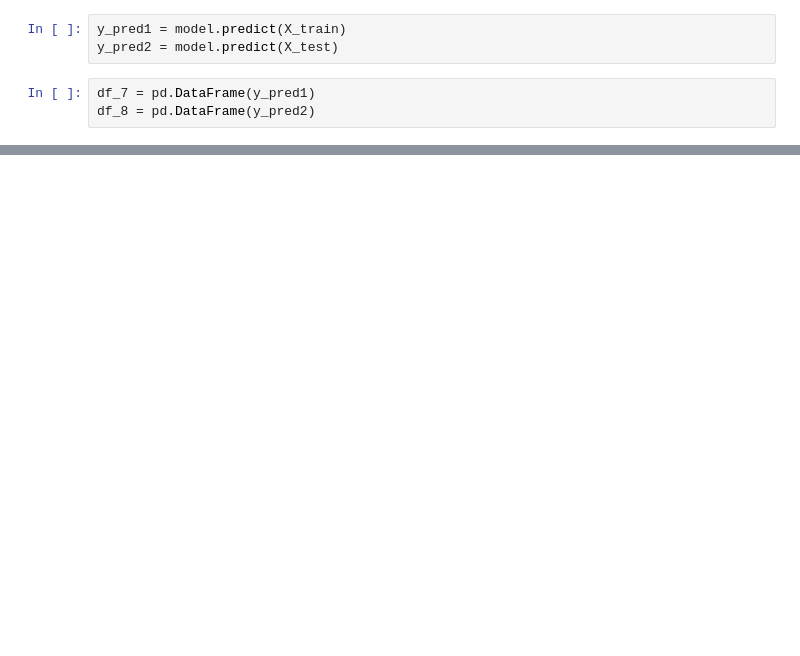
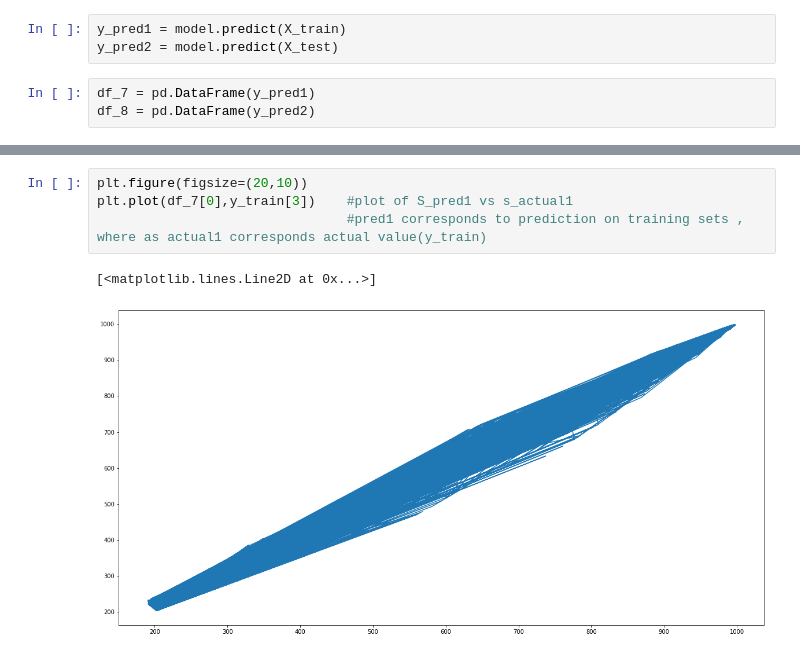
Before and after one commit to dharma610/Neural-network-model-for-compartmenral-model-SIR-and-SEIR-, a Jupyter notebook: project.ipynb, the cells around one changed output, grey strips where cells are left out. Cells and saved outputs as stored; diff of their text form; blank space fills up the shorter version.

```diff
--- a/project.ipynb
+++ b/project.ipynb
@@ -247,2 +256,9 @@ y_train
+# %%
+plt.figure(figsize=(20,10))
+plt.plot(df_7[0],y_train[3])    #plot of S_pred1 vs s_actual1
+                                #pred1 corresponds to prediction on training sets , where as actual1 corresponds actual value(y_train)
+# %% [output]
+[<matplotlib.lines.Line2D at 0x...>]
+[figure, added]
 # %%
 plt.figure(figsize=(20,10))
```
Also changed, not shown: parts of 12 cells of this notebook.
